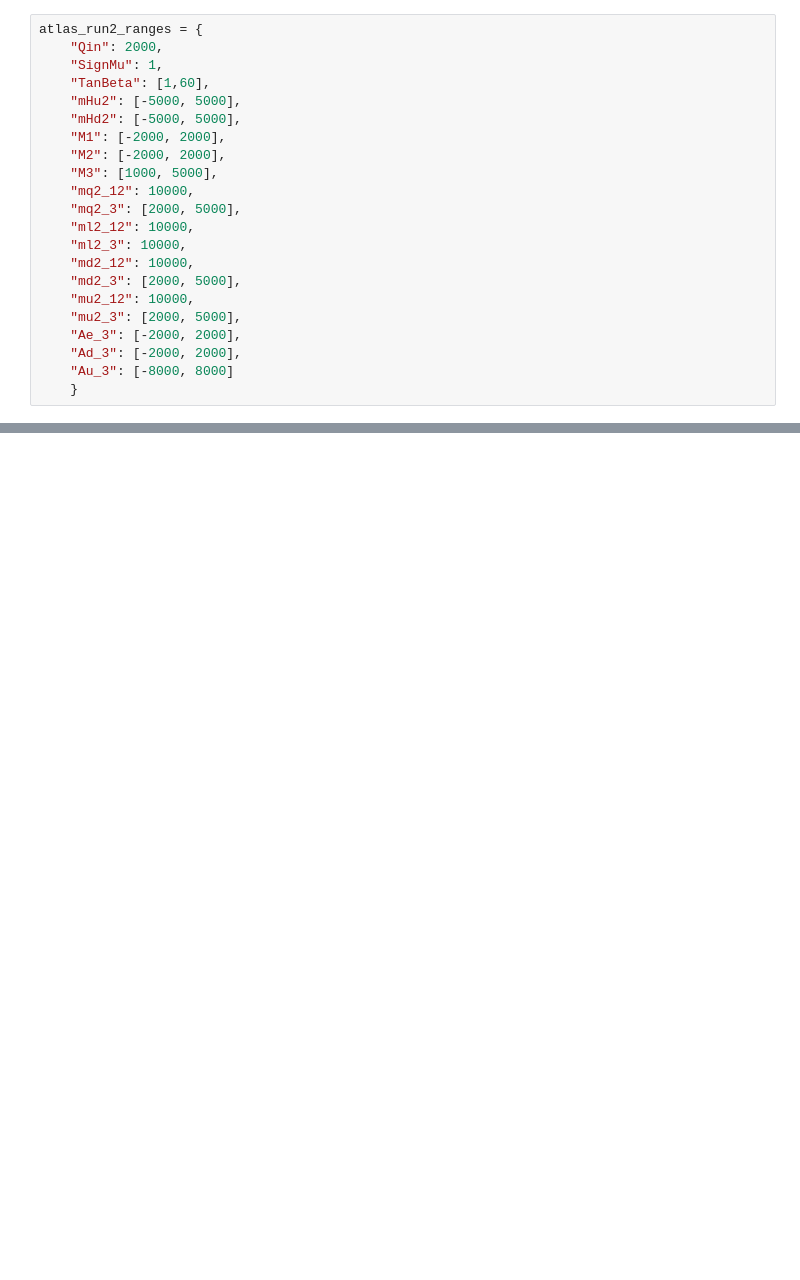
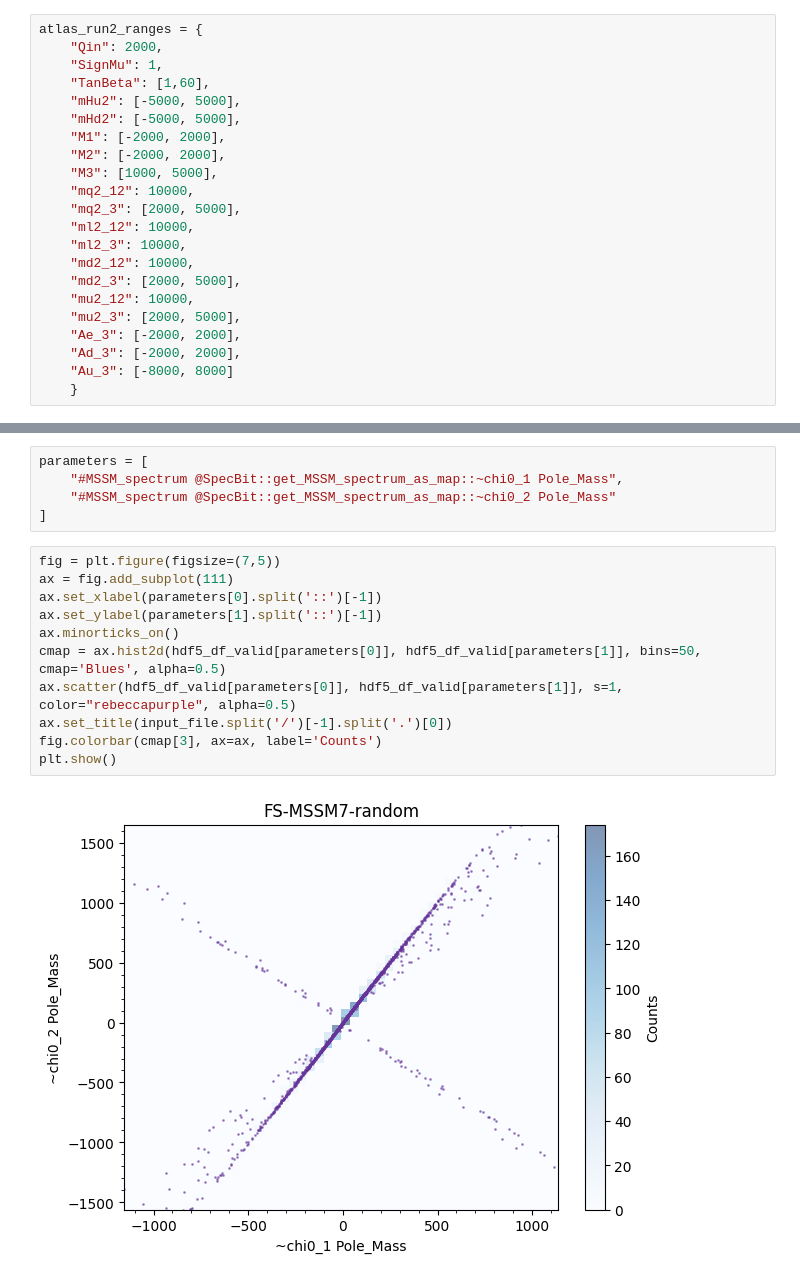
Before and after one commit to vallereichi/mssmscanning, a Jupyter notebook: MSSM/inspect-hdf5-file.ipynb, the cells around one changed output, grey strips where cells are left out. Saved outputs shown, nothing was run; the diff lists cells and outputs as text; blank space fills up the shorter version.

```diff
--- a/MSSM/inspect-hdf5-file.ipynb
+++ b/MSSM/inspect-hdf5-file.ipynb
@@ -150,0 +153,18 @@ plt.show()
+# %%
+parameters = [
+    "#MSSM_spectrum @SpecBit::get_MSSM_spectrum_as_map::~chi0_1 Pole_Mass",
+    "#MSSM_spectrum @SpecBit::get_MSSM_spectrum_as_map::~chi0_2 Pole_Mass"
+]
+# %%
+fig = plt.figure(figsize=(7,5))
+ax = fig.add_subplot(111)
+ax.set_xlabel(parameters[0].split('::')[-1])
+ax.set_ylabel(parameters[1].split('::')[-1])
+ax.minorticks_on()
+cmap = ax.hist2d(hdf5_df_valid[parameters[0]], hdf5_df_valid[parameters[1]], bins=50, cmap='Blues', alpha=0.5)
+ax.scatter(hdf5_df_valid[parameters[0]], hdf5_df_valid[parameters[1]], s=1, color="rebeccapurple", alpha=0.5)
+ax.set_title(input_file.split('/')[-1].split('.')[0])
+fig.colorbar(cmap[3], ax=ax, label='Counts')
+plt.show()
+# %% [output]
+[figure, added]
```
Also changed, not shown: parts of 6 cells of this notebook.
